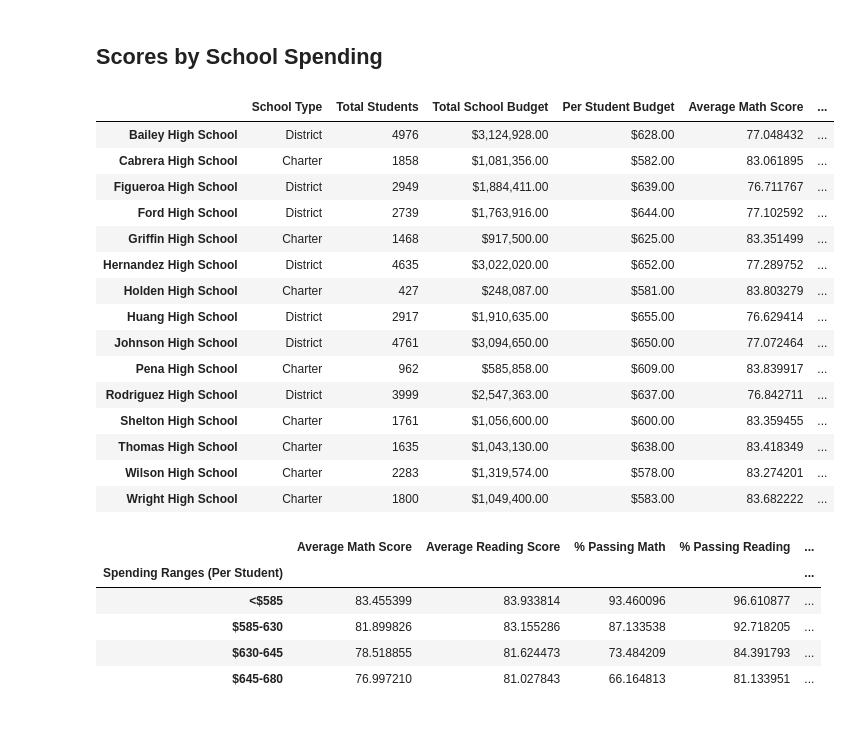
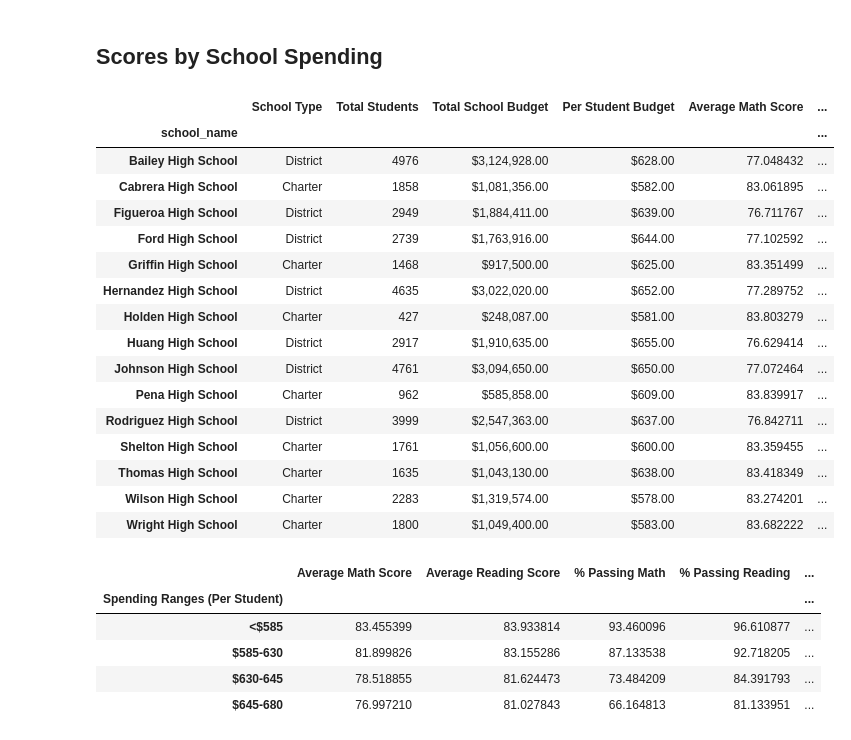
Before and after one commit to kirbysmith434/pandas-challenge, a Jupyter notebook: PyCitySchools/PyCitySchools_starter.ipynb, the cells around one changed output. Drawn from its saved outputs; the diff is of its cells as text; code cells hidden in the pictures.

```diff
--- a/PyCitySchools/PyCitySchools_starter.ipynb
+++ b/PyCitySchools/PyCitySchools_starter.ipynb
@@ -120,19 +180,20 @@ per_school_counts =
 # %%
 # Calculate the total school budget and per capita spending per school
-per_school_budget =
-per_school_capita =
+per_school_budget = school_data_complete.groupby(['school_name'])['budget'].mean()
+
+per_school_capita = per_school_budget / per_school_counts
 # %%
 # Calculate the average test scores per school
-per_school_math =
-per_school_reading =
+per_school_math = school_data_complete.groupby('school_name')['math_score'].mean()
+per_school_reading = school_data_complete.groupby('school_name')['reading_score'].mean()
 # %%
 # Calculate the number of students per school with math scores of 70 or higher
-students_passing_math =
-school_students_passing_math =
+students_passing_math = school_data_complete[(school_data_complete["math_score"] >= 70)]
+school_students_passing_math = students_passing_math.groupby(["school_name"]).size()
 # %%
 # Calculate the number of students per school with reading scores of 70 or higher
-students_passing_reading =
-school_students_passing_reading =
+students_passing_reading = school_data_complete[(school_data_complete["reading_score"] >= 70)]
+school_students_passing_reading = students_passing_reading.groupby(["school_name"]).size()
 # %%
 # Use the provided code to calculate the number of students per school that passed both math and reading with scores of 70 or higher
 students_passing_math_and_reading = school_data_complete[
@@ -289,10 +399,16 @@ labels = ["<$585", "$585-630", "$630-645", "$645-680"]
 school_spending_df = per_school_summary.copy()
 # %%
 # Use `pd.cut` to categorize spending based on the bins.
-school_spending_df["Spending Ranges (Per Student)"] =
+school_spending_df["Spending Ranges (Per Student)"] = pd.cut(school_spending_df["Per Student Budget"], bins=spending_bins, labels=labels)
+
+# Convert the "Per Student Budget" column back to currency format
+school_spending_df["Per Student Budget"] = school_spending_df["Per Student Budget"].map("${:,.2f}".format)
+
+# Display the DataFrame
 school_spending_df
 # %% [output]
 |  | School Type | Total Students | Total School Budget | Per Student Budget | Average Math Score | ... |
+| school_name |  |  |  |  |  | ... |
 | Bailey High School | District | 4976 | $3,124,928.00 | $628.00 | 77.048432 | ... |
 | Cabrera High School | Charter | 1858 | $1,081,356.00 | $582.00 | 83.061895 | ... |
 | Figueroa High School | District | 2949 | $1,884,411.00 | $639.00 | 76.711767 | ... |
```
Also changed, not shown: parts of 15 cells of this notebook, 1 other file.
